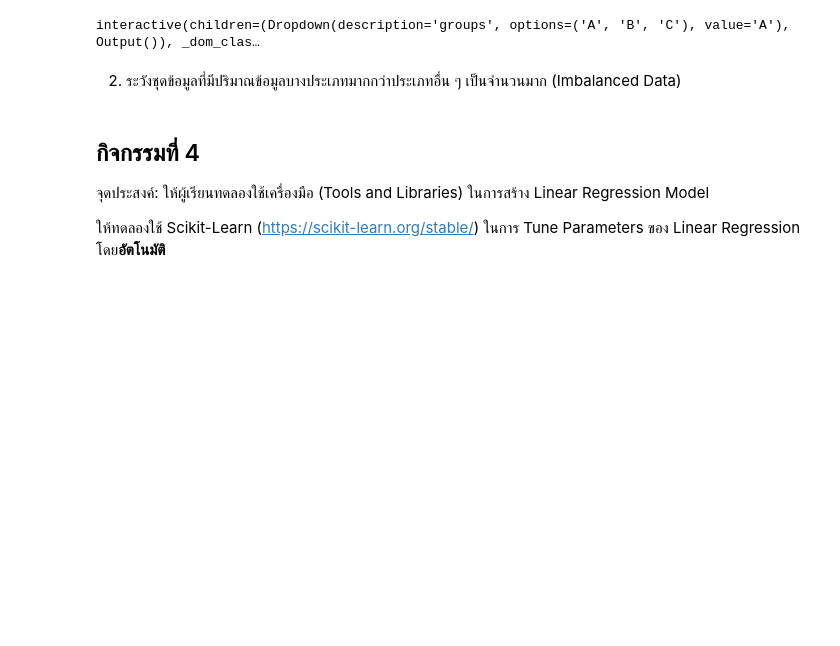
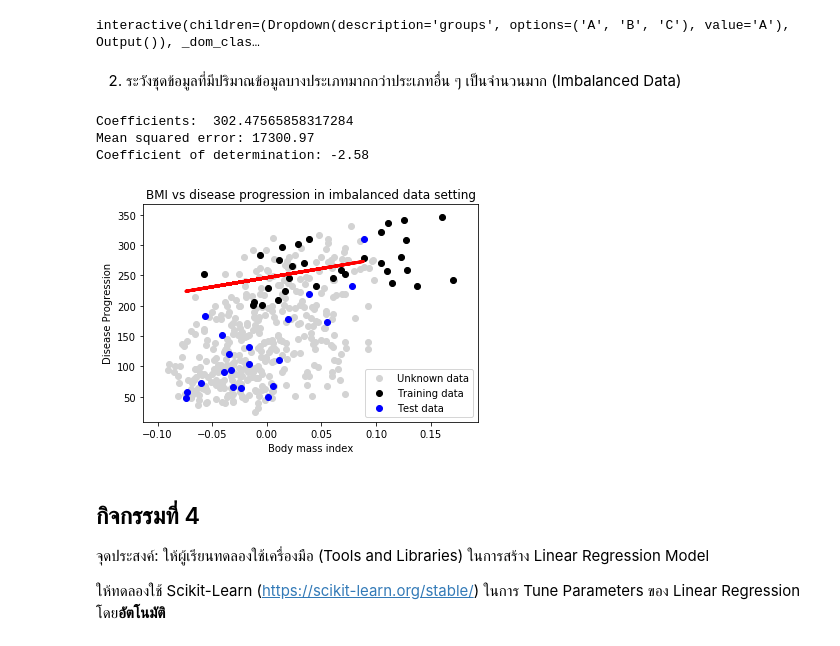
Before and after one commit to sgulyano/ipst_AI_lvl3, a Jupyter notebook: regression_tutorial.ipynb, the cells around one changed output. Saved outputs shown, nothing was run; the diff lists cells and outputs as text; code cells hidden in the pictures; blank space fills up the shorter version.

```diff
--- a/regression_tutorial.ipynb
+++ b/regression_tutorial.ipynb
@@ -210,6 +210,46 @@ def show_articles_more_than(groups=['A', 'B', 'C']):
 interactive(children=(Dropdown(description='groups', options=('A', 'B', 'C'), value='A'), Output()), _dom_clas…
 # %% [markdown]
 2. ระวังชุดข้อมูลที่มีปริมาณข้อมูลบางประเภทมากกว่าประเภทอื่น ๆ เป็นจำนวนมาก (Imbalanced Data)
+# %%
+idx1 = np.where(np.bitwise_and(diabetes_X_train < 0.1, diabetes_y_train.reshape((-1,1)) > 200))[0]
+idx2 = np.where(diabetes_X_train >= 0.1)[0]
+idx = np.concatenate((idx1[:20], idx2))
+
+regr.fit(diabetes_X_train[idx], diabetes_y_train[idx.flatten()])
+
+# Make predictions using the testing set
+diabetes_y_pred = regr.predict(diabetes_X_test)
+
+# The coefficients
+print('Coefficients: ', regr.coef_[0])
+# The mean squared error
+print('Mean squared error: %.2f'
+      % mean_squared_error(diabetes_y_test, diabetes_y_pred))
+# The coefficient of determination: 1 is perfect prediction
+print('Coefficient of determination: %.2f'
+      % r2_score(diabetes_y_test, diabetes_y_pred))
+
+# Plot outputs
+sc2 = plt.scatter(diabetes_X_train, diabetes_y_train,  color='lightgray')
+sc1 = plt.scatter(diabetes_X_train[idx], diabetes_y_train[idx.flatten()],  color='black')
+sc3 = plt.scatter(diabetes_X_test, diabetes_y_test,  color='blue')
+
+plt.plot(diabetes_X_test, diabetes_y_pred, color='red', linewidth=3)
+
+sc1.set_label('Training data')
+sc2.set_label('Unknown data')
+sc3.set_label('Test data')
+
+plt.title('BMI vs disease progression in imbalanced data setting')
+plt.xlabel('Body mass index')
+plt.ylabel('Disease Progression')
+plt.legend()
+plt.show()
+# %% [output]
+Coefficients:  302.47565858317284
+Mean squared error: 17300.97
+Coefficient of determination: -2.58
+[figure, added]
 # %% [markdown]
 ## กิจกรรมที่ 4
 จุดประสงค์: ให้ผู้เรียนทดลองใช้เครื่องมือ (Tools and Libraries) ในการสร้าง Linear Regression Model
```
Also changed, not shown: parts of 6 cells of this notebook, 1 other file.
